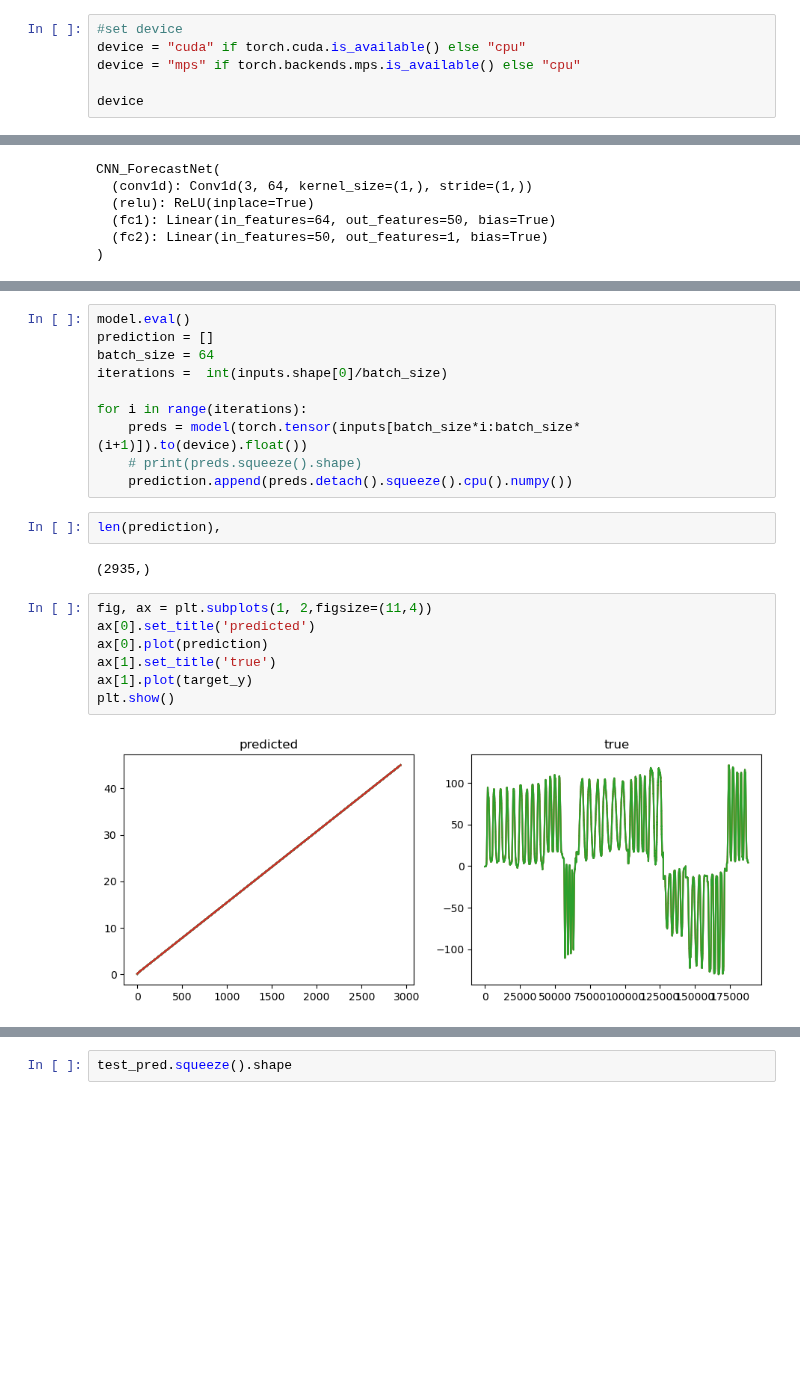
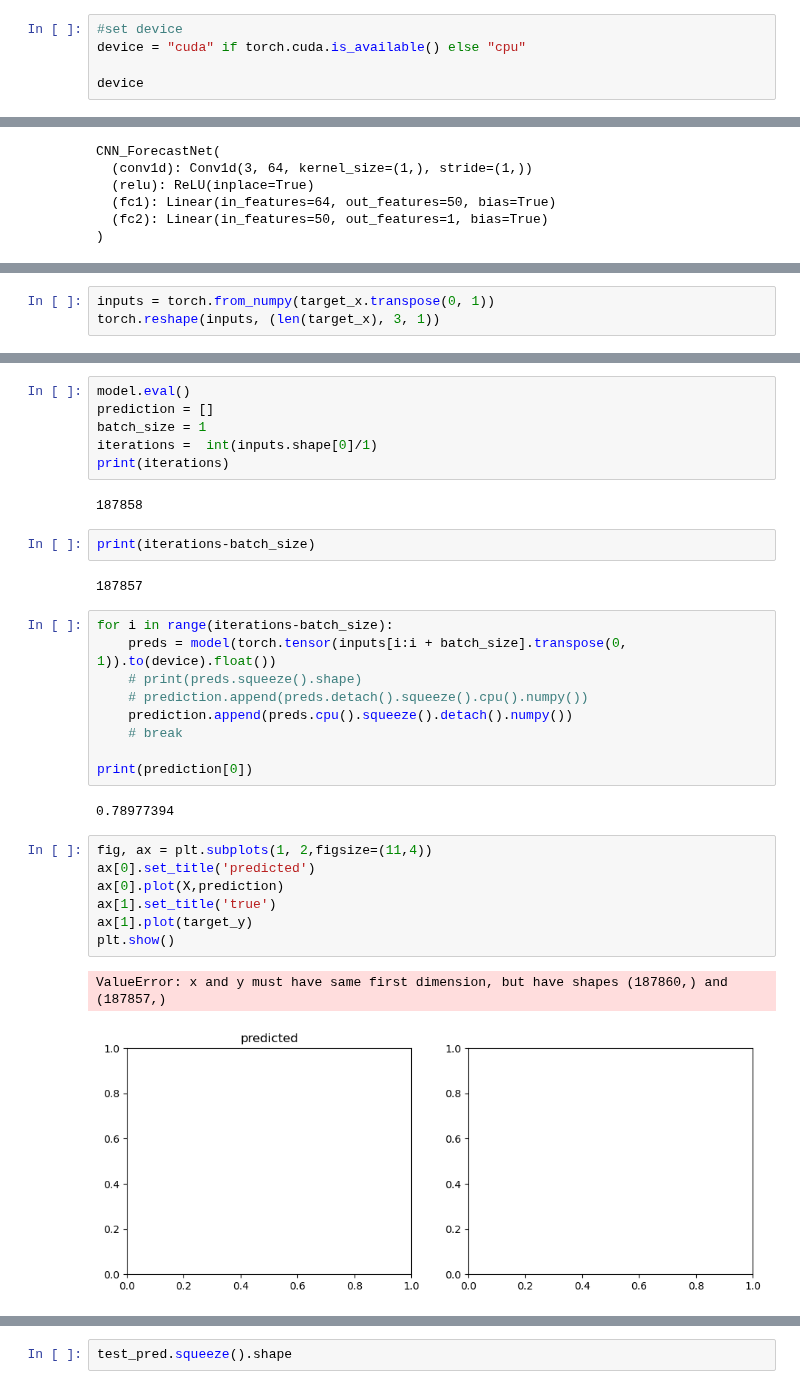
Before and after one commit to johnymeng/imed, a Jupyter notebook: Time Series Prediction/cnn test.ipynb, the cells around one changed output, grey strips where cells are left out. Drawn from its saved outputs; the diff is of its cells as text; blank space fills up the shorter version.

```diff
--- a/Time Series Prediction/cnn test.ipynb
+++ b/Time Series Prediction/cnn test.ipynb
@@ -280,7 +281,6 @@ torch.Tensor
 # %%
 #set device
 device = "cuda" if torch.cuda.is_available() else "cpu"
-device = "mps" if torch.backends.mps.is_available() else "cpu"
 
 device
 # %% [output]
@@ -466,0 +489,3 @@ inputs = target_x.reshape(target_x.shape[0],target_x.shape[1],1)
+# %%
+inputs = torch.from_numpy(target_x.transpose(0, 1))
+torch.reshape(inputs, (len(target_x), 3, 1))
@@ -467,23 +514,33 @@ inputs = target_x.reshape(target_x.shape[0],target_x.shape[1],1)
+# %%
+model.eval()
+prediction = []
+batch_size = 1
+iterations =  int(inputs.shape[0]/1)
+print(iterations)
+# %% [output]
+187858
+# %%
+print(iterations-batch_size)
+# %% [output]
+187857
 # %%
-model.eval()
-prediction = []
-batch_size = 64
-iterations =  int(inputs.shape[0]/batch_size)
+for i in range(iterations-batch_size):
+    preds = model(torch.tensor(inputs[i:i + batch_size].transpose(0, 1)).to(device).float())
+    # print(preds.squeeze().shape)
+    # prediction.append(preds.detach().squeeze().cpu().numpy())
+    prediction.append(preds.cpu().squeeze().detach().numpy())
+    # break
 
-for i in range(iterations):
-    preds = model(torch.tensor(inputs[batch_size*i:batch_size*(i+1)]).to(device).float())
-    # print(preds.squeeze().shape)
-    prediction.append(preds.detach().squeeze().cpu().numpy())
+print(prediction[0])
+# %% [output]
+0.78977394
-# %%
-len(prediction),
-# %% [output]
-(2935,)
 # %%
 fig, ax = plt.subplots(1, 2,figsize=(11,4))
 ax[0].set_title('predicted')
-ax[0].plot(prediction)
+ax[0].plot(X,prediction)
 ax[1].set_title('true')
 ax[1].plot(target_y)
 plt.show()
 # %% [output]
+ValueError: x and y must have same first dimension, but have shapes (187860,) and (187857,)
-[figure, old version]
+[figure, new version]
```
Also changed, not shown: parts of 26 cells of this notebook, 3 other files.
